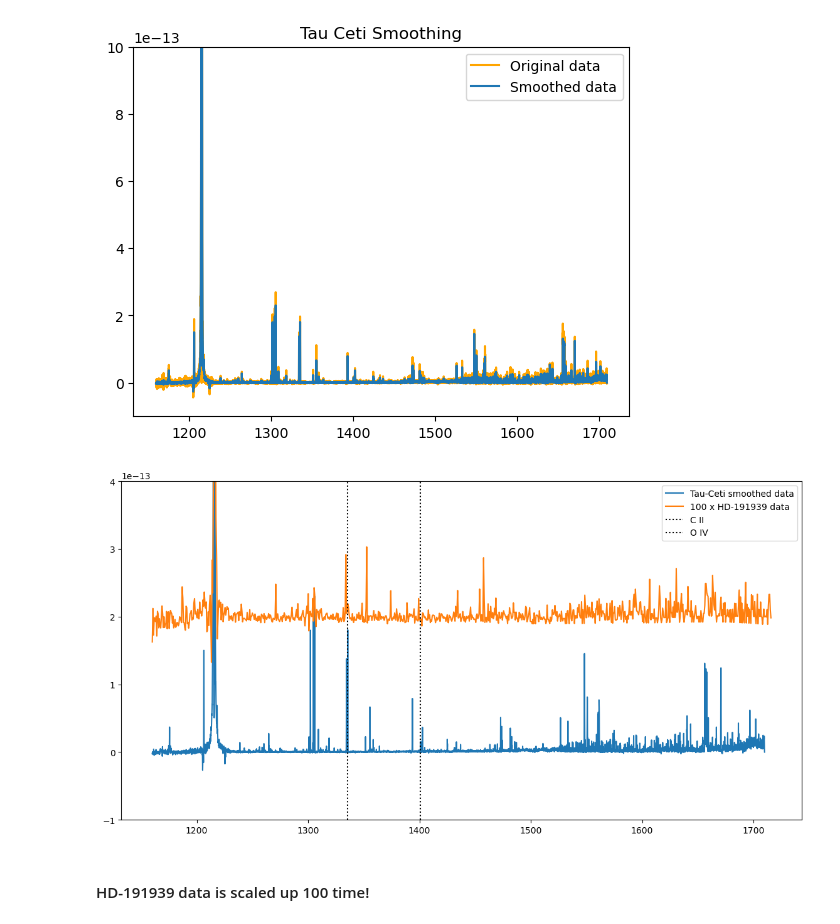
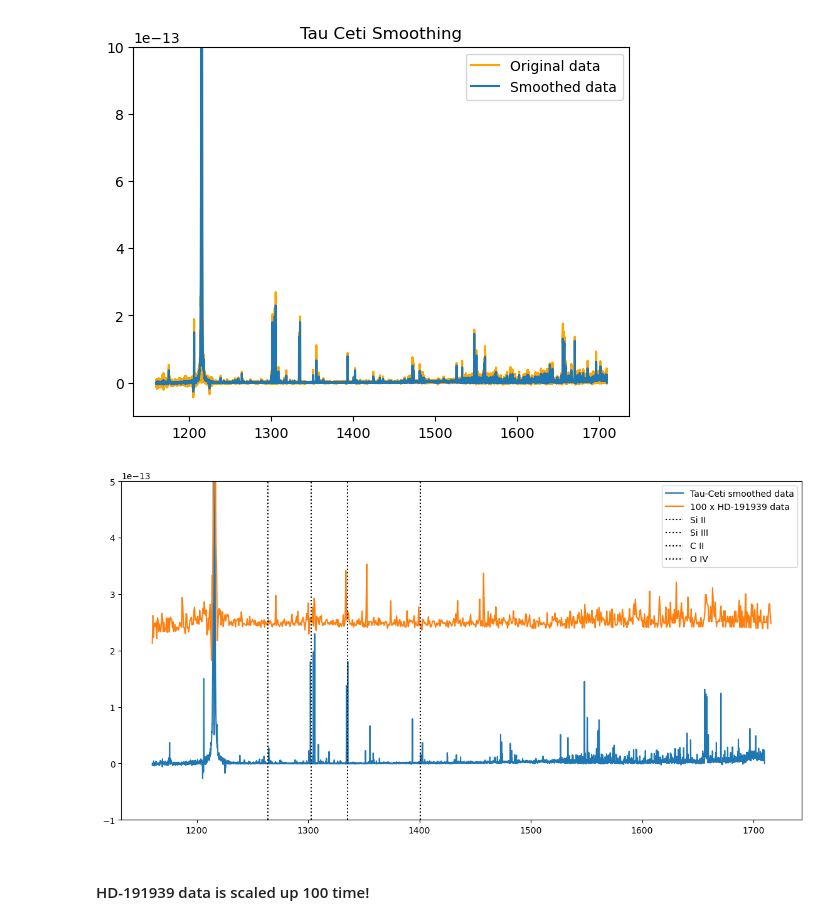
Before and after one commit to bellalongo/Star-Emission-Line-Flux, a Jupyter notebook: HD-191939/hd-191939_comparison.ipynb, the cells around one changed output. Saved outputs shown, nothing was run; the diff lists cells and outputs as text; code cells hidden in the pictures.

```diff
--- a/HD-191939/hd-191939_comparison.ipynb
+++ b/HD-191939/hd-191939_comparison.ipynb
@@ -162,19 +162,20 @@ plt.show()
 # %%
 # Compare to HD-191939
 plt.figure(figsize=(14,7))
 plt.plot(smoothtc_wavelength_data, smoothtc_flux_data, label = 'Tau-Ceti smoothed data')
-plt.plot(hd_wavelength_data, 2e-13 + 100*hd_flux_data, label = '100 x HD-191939 data')
+plt.plot(hd_wavelength_data, 2.5e-13 + 100*hd_flux_data, label = '100 x HD-191939 data')
 
 # Plot line comparisons
+plt.axvline(x = 1264, color = 'black', ls = 'dotted', label= 'Si II')
+plt.axvline(x = 1303, color = 'black', ls = 'dotted', label= 'Si III')
 plt.axvline(x = 1335.709, color = 'black', ls = 'dotted', label= 'C II')
-# plt.axvline(x = 1371.08, color = 'black', ls = 'dotted', label= 'Fe XXI')
 plt.axvline(x = 1401, color = 'black', ls = 'dotted', label= 'O IV')
 
-plt.ylim(-1e-13, 4e-13)
+plt.ylim(-1e-13, 5e-13)
 plt.legend()
 plt.show()
 # %% [output]
-[figure, old version]
+[figure, new version]
 # %% [markdown]
 #### HD-191939 data is scaled up 100 time!
 # %% [markdown]
```
Also changed, not shown: parts of 10 cells of this notebook.
